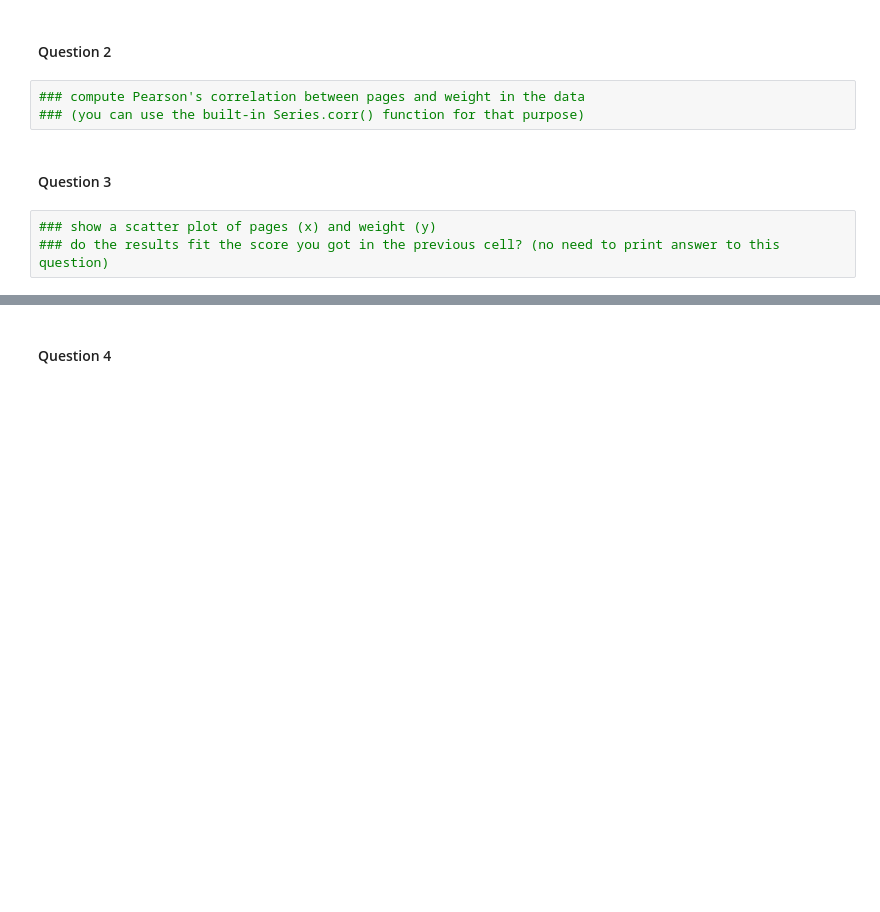
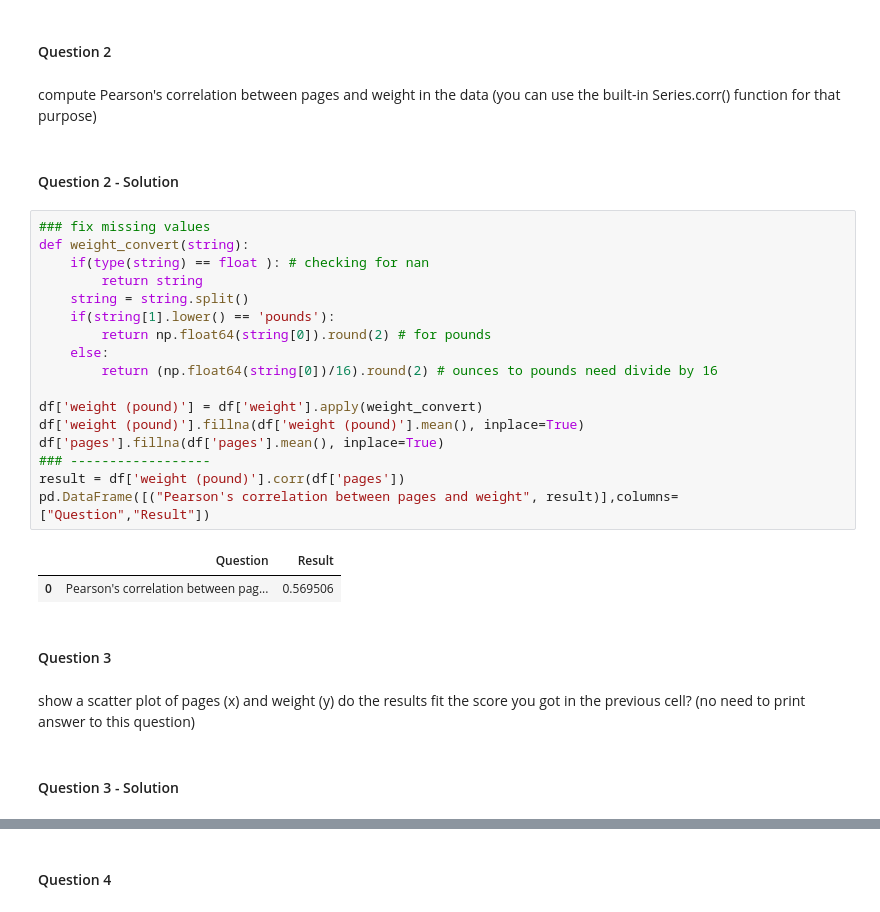
Before and after one commit to OmerKriger/DataSciencePython-PreprocessingData, a Jupyter notebook: assignment2-task2.ipynb, the cells around one changed output, grey strips where cells are left out. Drawn from its saved outputs; the diff is of its cells as text; blank space fills up the shorter version.

```diff
--- a/assignment2-task2.ipynb
+++ b/assignment2-task2.ipynb
@@ -22,10 +54,34 @@ df.info()
 # %% [markdown]
 #### Question 2
-# %%
-### compute Pearson's correlation between pages and weight in the data
-### (you can use the built-in Series.corr() function for that purpose)
+# %% [markdown]
+compute Pearson's correlation between pages and weight in the data
+(you can use the built-in Series.corr() function for that purpose)
+# %% [markdown]
+#### Question 2 - Solution
+# %%
+### fix missing values
+def weight_convert(string):
+    if(type(string) == float ): # checking for nan
+        return string
+    string = string.split()
+    if(string[1].lower() == 'pounds'):
+        return np.float64(string[0]).round(2) # for pounds
+    else:
+        return (np.float64(string[0])/16).round(2) # ounces to pounds need divide by 16
+
+df['weight (pound)'] = df['weight'].apply(weight_convert)
+df['weight (pound)'].fillna(df['weight (pound)'].mean(), inplace=True)
+df['pages'].fillna(df['pages'].mean(), inplace=True)
+### ------------------
+result = df['weight (pound)'].corr(df['pages'])
+pd.DataFrame([("Pearson's correlation between pages and weight", result)],columns=["Question","Result"])
+# %% [output]
+|  | Question | Result |
+| 0 | Pearson's correlation between pag... | 0.569506 |
 # %% [markdown]
 #### Question 3
-# %%
-### show a scatter plot of pages (x) and weight (y)
-### do the results fit the score you got in the previous cell? (no need to print answer to this question)
+# %% [markdown]
+show a scatter plot of pages (x) and weight (y)
+do the results fit the score you got in the previous cell? (no need to print answer to this question)
+# %% [markdown]
+#### Question 3 - Solution
```
Also changed, not shown: parts of 37 cells of this notebook.
